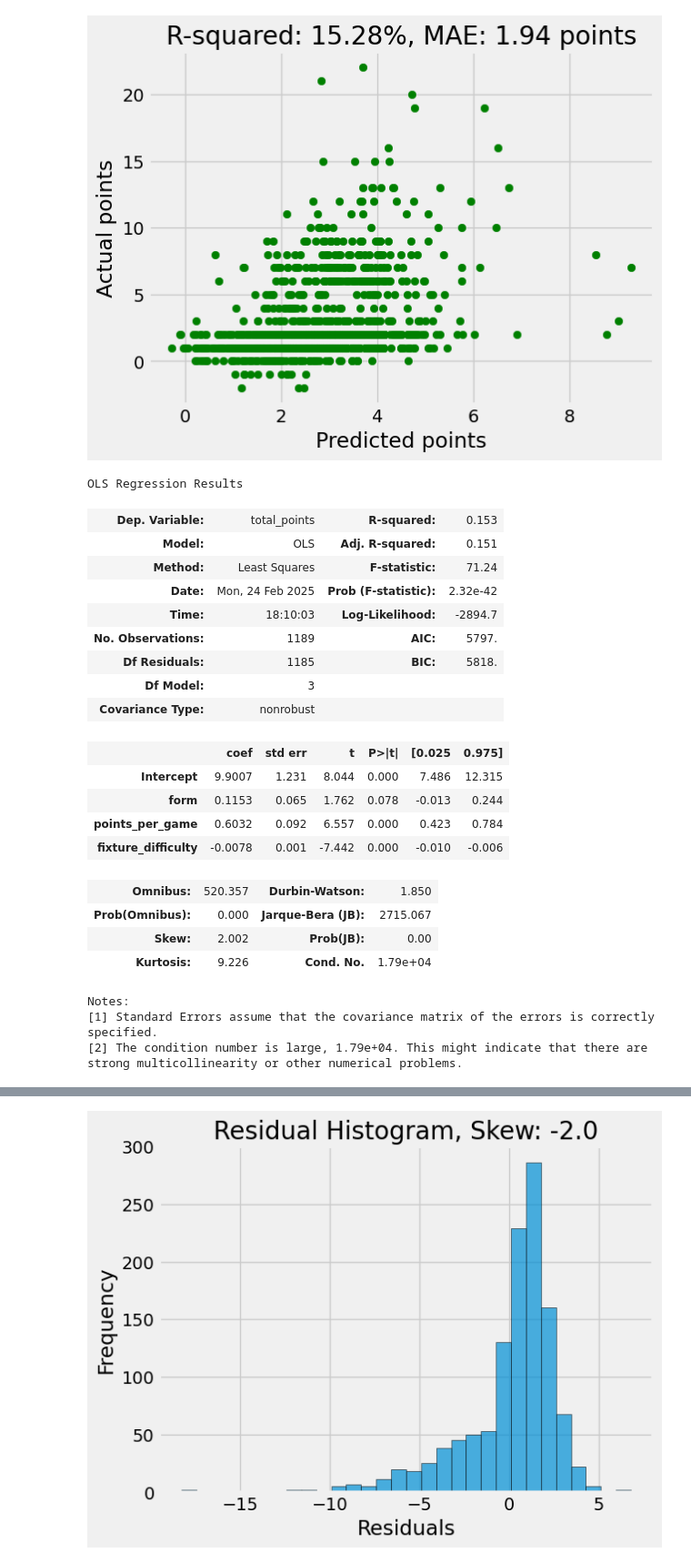
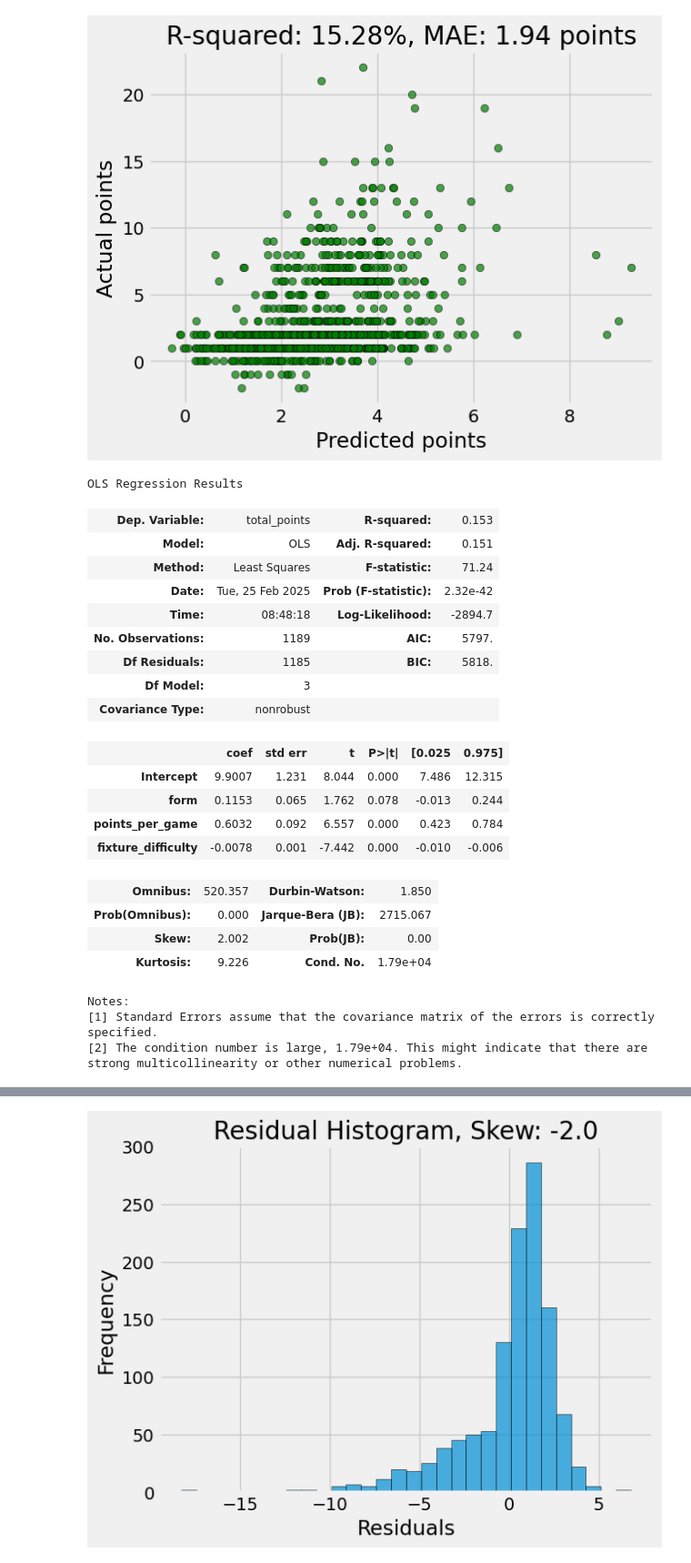
Before and after one commit to aav31/fpl-toolkit, a Jupyter notebook: regression.ipynb, the cells around one changed output, grey strips where cells are left out. Shown at 91% size. Saved outputs shown, nothing was run; the diff lists cells and outputs as text; code cells hidden in the pictures.

```diff
--- a/regression.ipynb
+++ b/regression.ipynb
@@ -91,33 +92,39 @@ df[df["player_id"] == 328]
 # %%
 df_train = df[df["gameweek"] < 24].copy()
 model = smf.ols(
     formula="total_points ~ form + points_per_game + fixture_difficulty", data=df_train
 )
 fitted = model.fit()
 df_train["prediction"] = fitted.predict(df_train)
 df_train["residual"] = df_train["prediction"] - df_train["total_points"]
 mae_in_sample = np.mean(np.abs(df_train["residual"]))
 r2_in_sample = 1 - (
     np.sum(df_train["residual"] ** 2)
     / np.sum((df_train["total_points"] - np.mean(df_train["total_points"])) ** 2)
 )
-plt.scatter(df_train["prediction"], df_train["total_points"], color="green")
+plt.scatter(
+    df_train["prediction"],
+    df_train["total_points"],
+    color="green",
+    edgecolor="k",
+    alpha=0.7,
+)
 plt.xlabel("Predicted points")
 plt.ylabel("Actual points")
 plt.title(
     f"R-squared: {round(100*r2_in_sample, 2)}%, MAE: {round(mae_in_sample, 2)} points"
 )
-# plt.savefig('plot.png', dpi=300, bbox_inches='tight')
+# plt.savefig('./resources/plot.png', dpi=300, bbox_inches='tight')
 plt.show()
 fitted.summary()
 # %% [output]
-[figure, old version]
+[figure, new version]
 OLS Regression Results
 | Dep. Variable: | total_points | R-squared: | 0.153 |
 | Model: | OLS | Adj. R-squared: | 0.151 |
 | Method: | Least Squares | F-statistic: | 71.24 |
-| Date: | Mon, 24 Feb 2025 | Prob (F-statistic): | 2.32e-42 |
-| Time: | 18:10:03 | Log-Likelihood: | -2894.7 |
+| Date: | Tue, 25 Feb 2025 | Prob (F-statistic): | 2.32e-42 |
+| Time: | 08:48:18 | Log-Likelihood: | -2894.7 |
 | No. Observations: | 1189 | AIC: | 5797. |
 | Df Residuals: | 1185 | BIC: | 5818. |
 | Df Model: | 3 |  |  |
```
Also changed, not shown: parts of 10 cells of this notebook, 1 other file.
